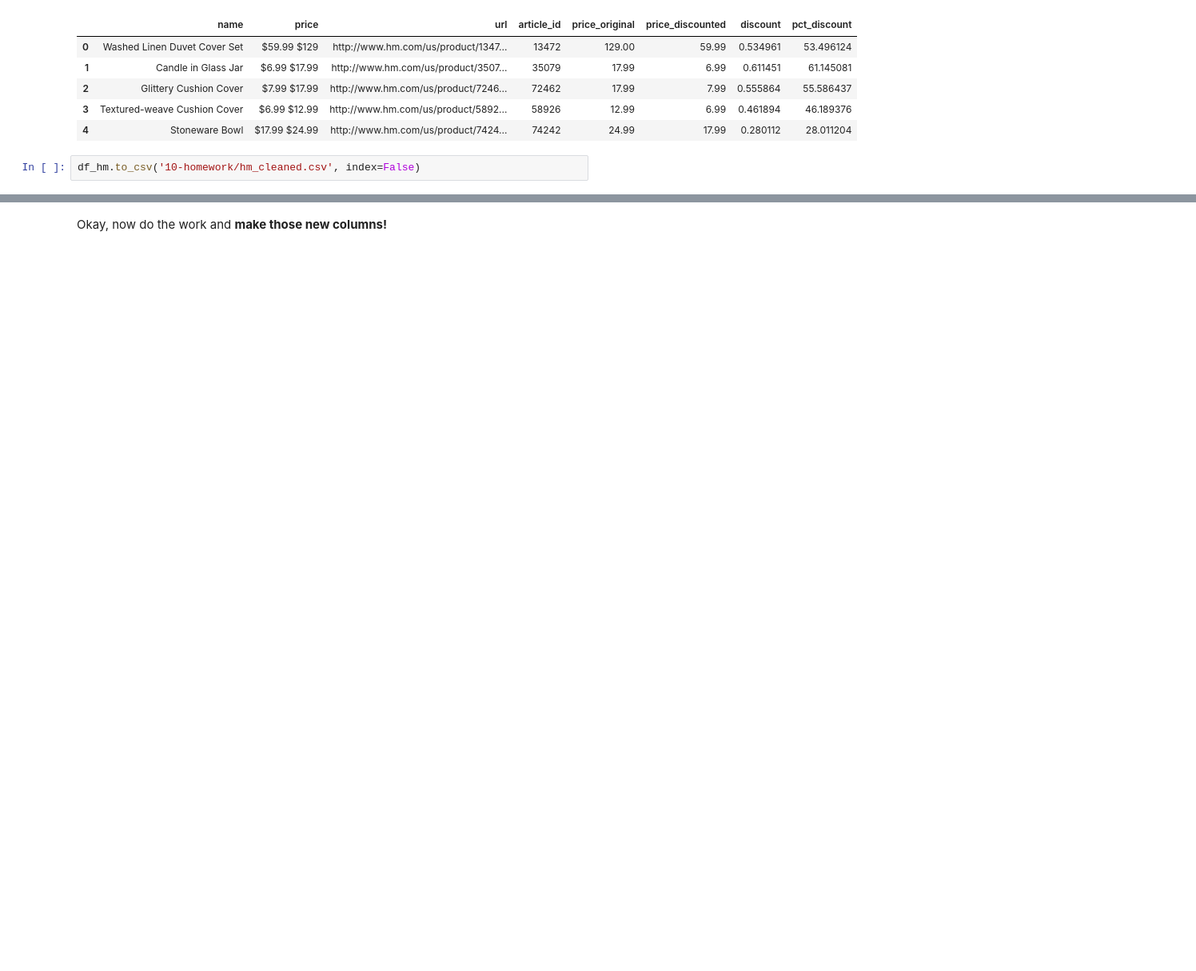
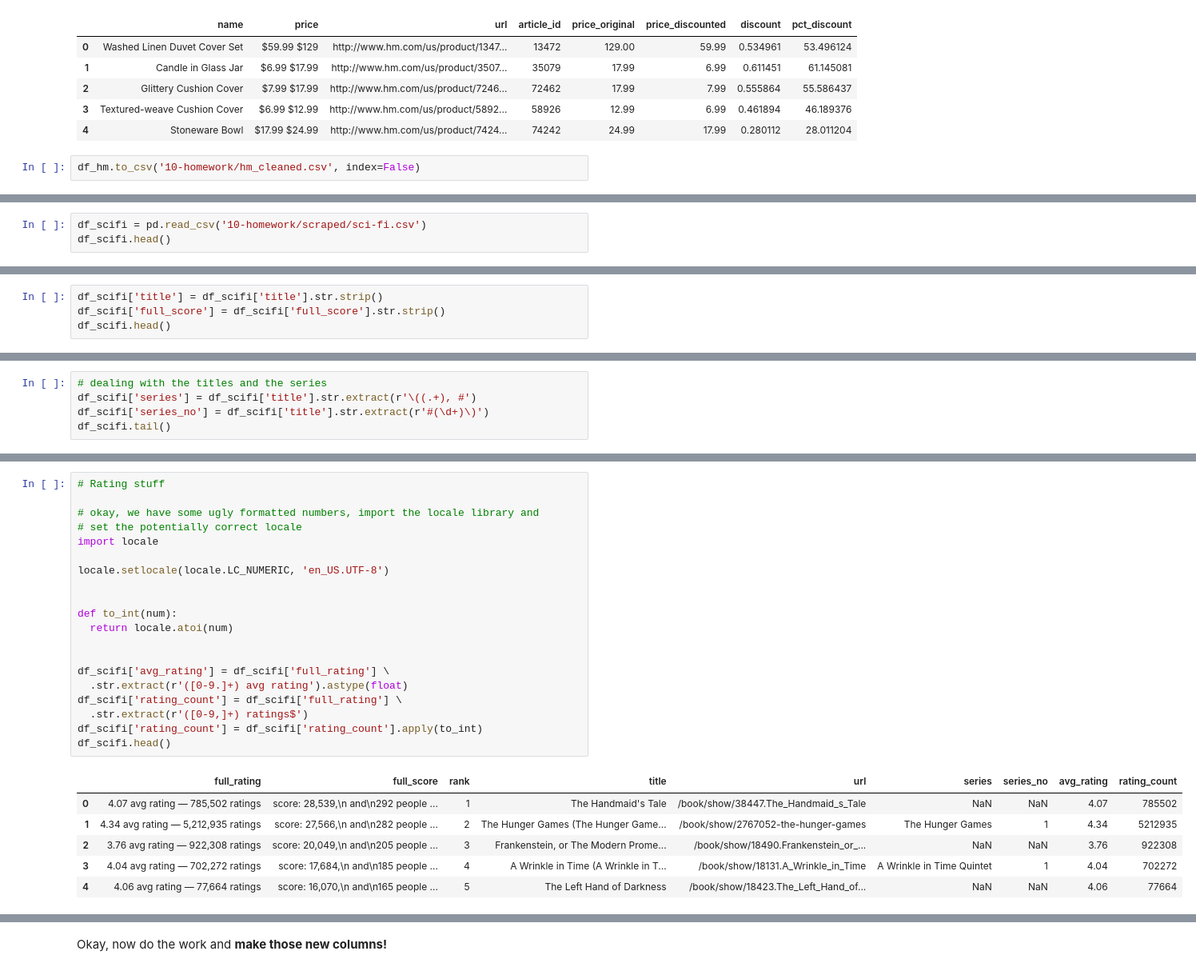
Before and after one commit to xeophin/lede-foundations, a Jupyter notebook: 10-homework/10 - Homework - Regular Expressions.ipynb, the cells around one changed output, grey strips where cells are left out. Shown at 80% size. Drawn from its saved outputs; the diff is of its cells as text; blank space fills up the shorter version.

Commit message:
feat(Homework 10): add sci fi book exercise

```diff
--- a/10-homework/10 - Homework - Regular Expressions.ipynb
+++ b/10-homework/10 - Homework - Regular Expressions.ipynb
@@ -177,3 +177,6 @@ Save as **sci-fi_cleaned.csv**.
 **BONUS:** When you make the `total_score` column, pay close attention to it. If you notice the problem, fix it.
 
 **BONUS:** You don't need these columns to be numbers, but life would be better if they were.
+# %%
+df_scifi = pd.read_csv('10-homework/scraped/sci-fi.csv')
+df_scifi.head()
@@ -179,0 +190,4 @@ Save as **sci-fi_cleaned.csv**.
+# %%
+df_scifi['title'] = df_scifi['title'].str.strip()
+df_scifi['full_score'] = df_scifi['full_score'].str.strip()
+df_scifi.head()
@@ -179,0 +201,5 @@ Save as **sci-fi_cleaned.csv**.
+# %%
+# dealing with the titles and the series
+df_scifi['series'] = df_scifi['title'].str.extract(r'\((.+), #')
+df_scifi['series_no'] = df_scifi['title'].str.extract(r'#(\d+)\)')
+df_scifi.tail()
@@ -179,0 +213,27 @@ Save as **sci-fi_cleaned.csv**.
+# %%
+# Rating stuff
+
+# okay, we have some ugly formatted numbers, import the locale library and
+# set the potentially correct locale
+import locale
+
+locale.setlocale(locale.LC_NUMERIC, 'en_US.UTF-8')
+
+
+def to_int(num):
+  return locale.atoi(num)
+
+
+df_scifi['avg_rating'] = df_scifi['full_rating'] \
+  .str.extract(r'([0-9.]+) avg rating').astype(float)
+df_scifi['rating_count'] = df_scifi['full_rating'] \
+  .str.extract(r'([0-9,]+) ratings$')
+df_scifi['rating_count'] = df_scifi['rating_count'].apply(to_int)
+df_scifi.head()
+# %% [output]
+|  | full_rating | full_score | rank | title | url | series | series_no | avg_rating | rating_count |
+| 0 | 4.07 avg rating — 785,502 ratings | score: 28,539,\n and\n292 people ... | 1 | The Handmaid's Tale | /book/show/38447.The_Handmaid_s_Tale | NaN | NaN | 4.07 | 785502 |
+| 1 | 4.34 avg rating — 5,212,935 ratings | score: 27,566,\n and\n282 people ... | 2 | The Hunger Games (The Hunger Game... | /book/show/2767052-the-hunger-games | The Hunger Games | 1 | 4.34 | 5212935 |
+| 2 | 3.76 avg rating — 922,308 ratings | score: 20,049,\n and\n205 people ... | 3 | Frankenstein, or The Modern Prome... | /book/show/18490.Frankenstein_or_... | NaN | NaN | 3.76 | 922308 |
+| 3 | 4.04 avg rating — 702,272 ratings | score: 17,684,\n and\n185 people ... | 4 | A Wrinkle in Time (A Wrinkle in T... | /book/show/18131.A_Wrinkle_in_Time | A Wrinkle in Time Quintet | 1 | 4.04 | 702272 |
+| 4 | 4.06 avg rating — 77,664 ratings | score: 16,070,\n and\n165 people ... | 5 | The Left Hand of Darkness | /book/show/18423.The_Left_Hand_of... | NaN | NaN | 4.06 | 77664 |
```
Also changed, not shown: parts of 4 cells of this notebook.
